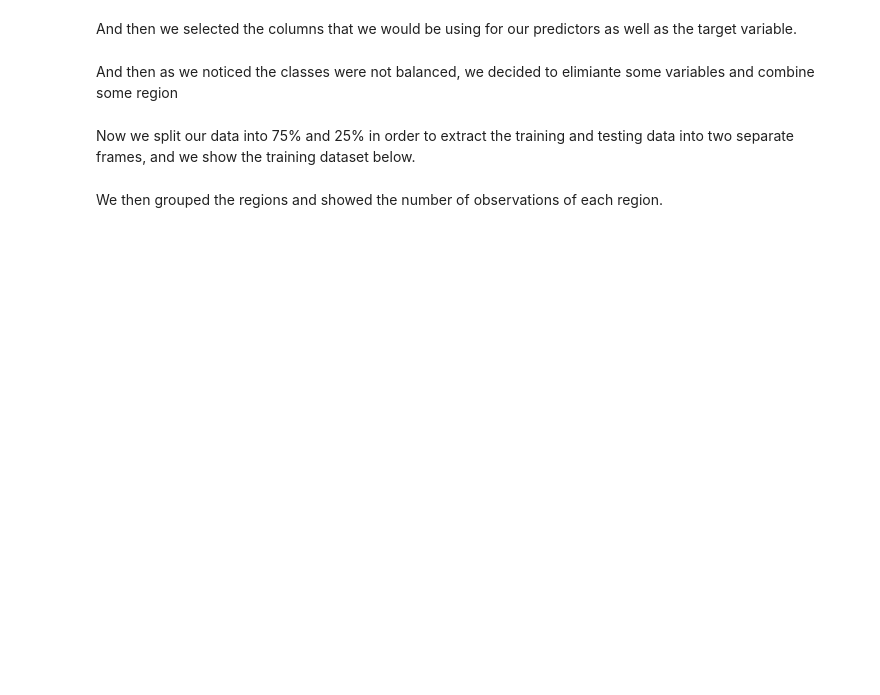
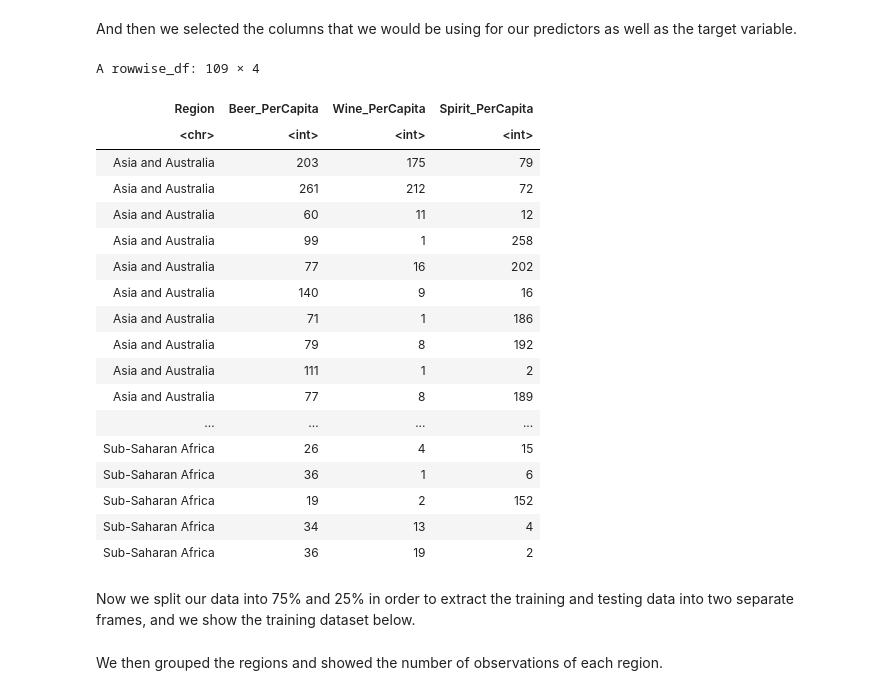
Before and after one commit to chloekim672/007-project-dsci-25-, a Jupyter notebook: dsciprojectfinal.ipynb, the cells around one changed output. Drawn from its saved outputs; the diff is of its cells as text; code cells hidden in the pictures; blank space fills up the shorter version.

```diff
--- a/dsciprojectfinal.ipynb
+++ b/dsciprojectfinal.ipynb
@@ -127,9 +145,27 @@ Then we visualized this data through a bar graph:
 # %% [markdown]
 And then we selected the columns that we would be using for our predictors as well as the target variable.
 # %%
-data_selected2 <- alcohol_data %>%
+data_selected2 <- alcohol_data_good %>%
                  select(Region, Beer_PerCapita, Wine_PerCapita, Spirit_PerCapita)
 
 data_selected2
+# %% [output]
+A rowwise_df: 109 × 4
+| Region | Beer_PerCapita | Wine_PerCapita | Spirit_PerCapita |
+| <chr> | <int> | <int> | <int> |
+| Asia and Australia | 203 | 175 | 79 |
+| Asia and Australia | 261 | 212 | 72 |
+| Asia and Australia | 60 | 11 | 12 |
+| Asia and Australia | 99 | 1 | 258 |
+| Asia and Australia | 77 | 16 | 202 |
+| Asia and Australia | 140 | 9 | 16 |
+| Asia and Australia | 71 | 1 | 186 |
+| Asia and Australia | 79 | 8 | 192 |
+| Asia and Australia | 111 | 1 | 2 |
+| Asia and Australia | 77 | 8 | 189 |
+| ... | ... | ... | ... |
+| Sub-Saharan Africa | 26 | 4 | 15 |
+| Sub-Saharan Africa | 36 | 1 | 6 |
+| Sub-Saharan Africa | 19 | 2 | 152 |
+| Sub-Saharan Africa | 34 | 13 | 4 |
+| Sub-Saharan Africa | 36 | 19 | 2 |
-# %% [markdown]
-And then as we noticed the classes were not balanced, we decided to elimiante some variables and combine some region
```
Also changed, not shown: parts of 9 cells of this notebook.
